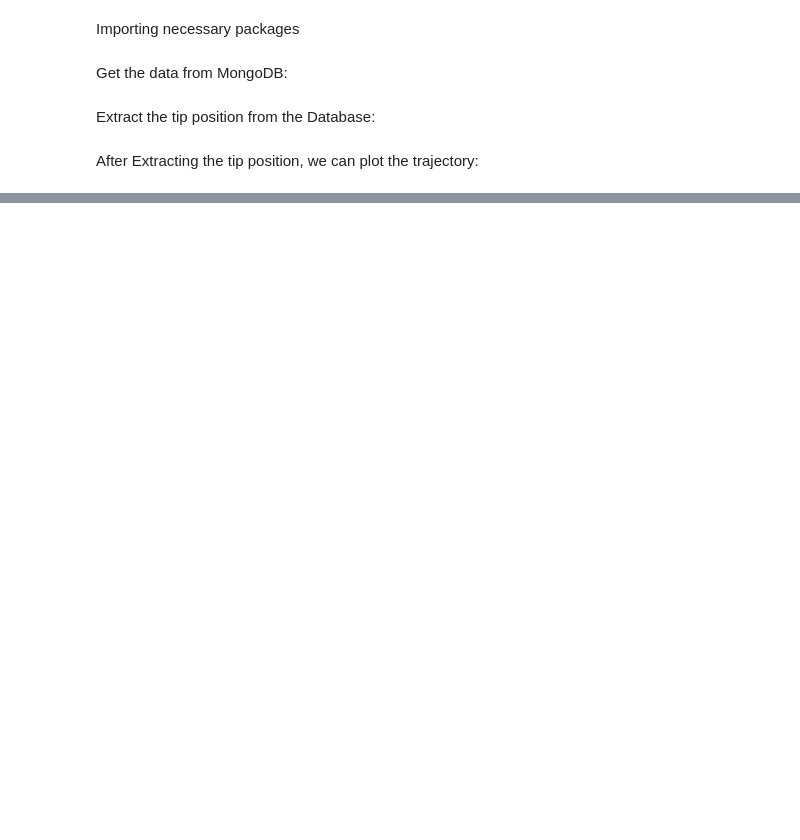
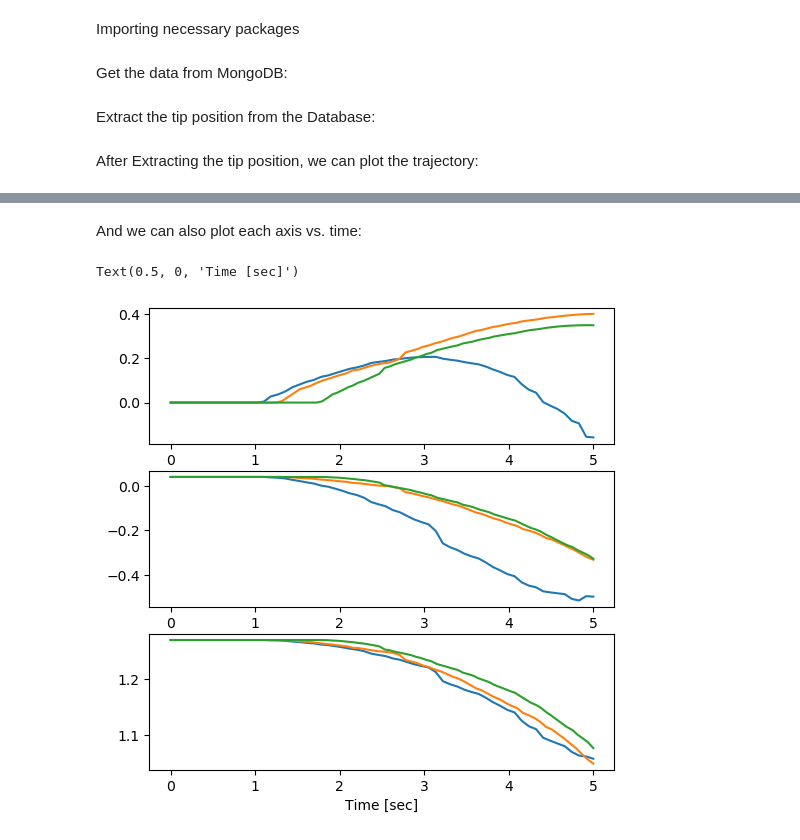
Before and after one commit to citros-garden/robotic_arm, a Jupyter notebook: result.ipynb, the cells around one changed output, grey strips where cells are left out. Drawn from its saved outputs; the diff is of its cells as text; code cells hidden in the pictures; blank space fills up the shorter version.

```diff
--- a/result.ipynb
+++ b/result.ipynb
@@ -90,0 +100,17 @@ for i in range(int(n_of_runs)):
+# %% [markdown]
+And we can also plot each axis vs. time:
+# %%
+fig = plt.figure(figsize=(6, 6))
+axx = fig.add_subplot(3,1,1)
+axy = fig.add_subplot(3,1,2)
+axz = fig.add_subplot(3,1,3)
+for i in range(int(n_of_runs)):
+    t = create_time_vector(len(x[str(i+1)]))
+    axx.plot(t, x[str(i+1)])
+    axy.plot(t, y[str(i+1)])
+    axz.plot(t, z[str(i+1)])
+
+axz.set_xlabel('Time [sec]')
+# %% [output]
+Text(0.5, 0, 'Time [sec]')
+[figure, added]
```
Also changed, not shown: parts of 3 cells of this notebook.
